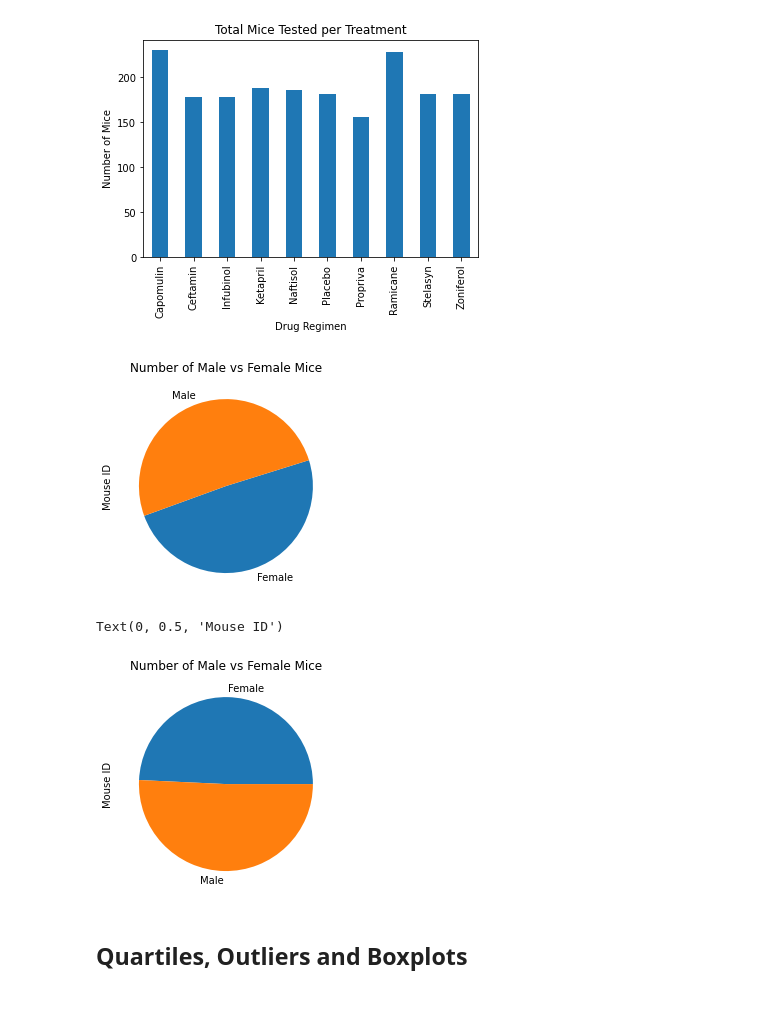
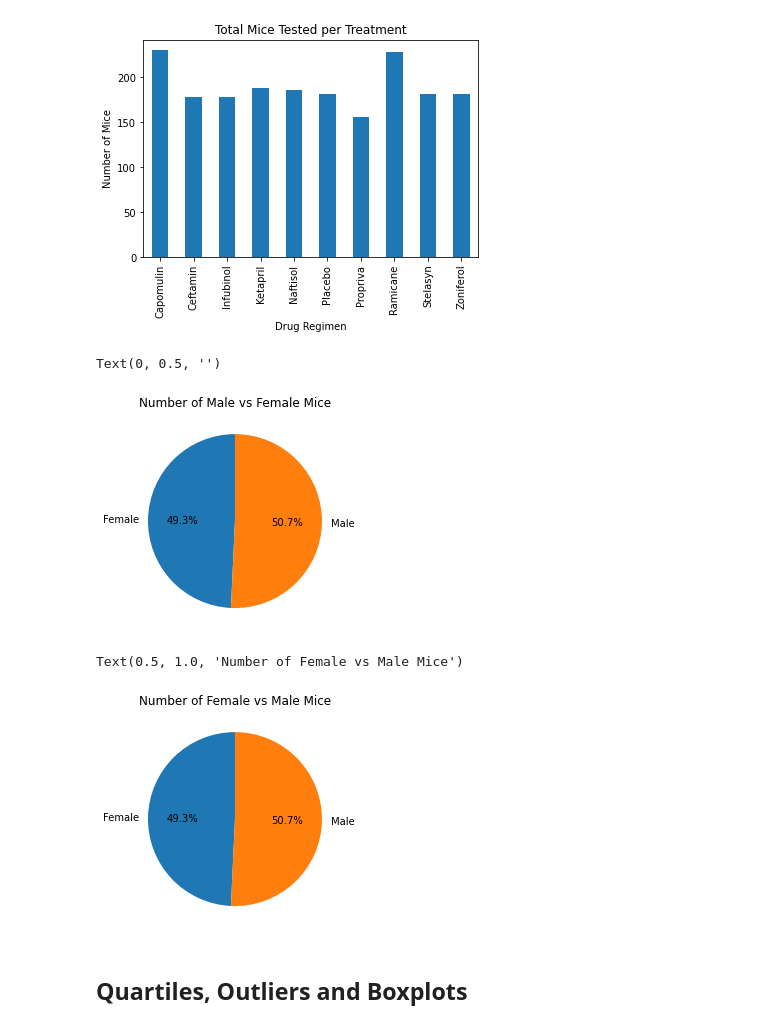
Before and after one commit to hauckc21/Matplotlib-challenge, a Jupyter notebook: Pymaceuticals/pymaceuticals.ipynb, the cells around one changed output. Saved outputs shown, nothing was run; the diff lists cells and outputs as text; code cells hidden in the pictures.

```diff
--- a/Pymaceuticals/pymaceuticals.ipynb
+++ b/Pymaceuticals/pymaceuticals.ipynb
@@ -103,18 +112,19 @@ Text(0.5, 1.0, 'Total Mice Tested per Treatment')
 # %%
 # Generate a pie plot showing the distribution of female versus male mice using pandas
 mouse_sex = clean_data.groupby("Sex").count()["Mouse ID"]
-mouse_sex_plot = mouse_sex.plot.pie(y="Sex", title="Number of Male vs Female Mice", startangle=200)
+mouse_sex_plot = mouse_sex.plot.pie(y="Sex", title="Number of Male vs Female Mice", startangle=90, autopct="%1.1f%%")
+mouse_sex_plot.set_ylabel("")
 # %% [output]
+Text(0, 0.5, '')
-[figure, old version]
+[figure, new version]
 # %%
 # Generate a pie plot showing the distribution of female versus male mice using pyplot
 mouse_sex = clean_data.groupby("Sex").count()["Mouse ID"]
-plt.pie(mouse_sex, labels=mouse_sex.index)
-plt.title("Number of Male vs Female Mice")
-plt.ylabel("Mouse ID")
+plt.pie(mouse_sex, labels=mouse_sex.index, startangle=90, autopct="%1.1f%%")
+plt.title("Number of Female vs Male Mice")
 # %% [output]
-Text(0, 0.5, 'Mouse ID')
+Text(0.5, 1.0, 'Number of Female vs Male Mice')
-[figure, old version]
+[figure, new version]
 # %% [markdown]
 ## Quartiles, Outliers and Boxplots
 # %%
```
Also changed, not shown: parts of 9 cells of this notebook.
